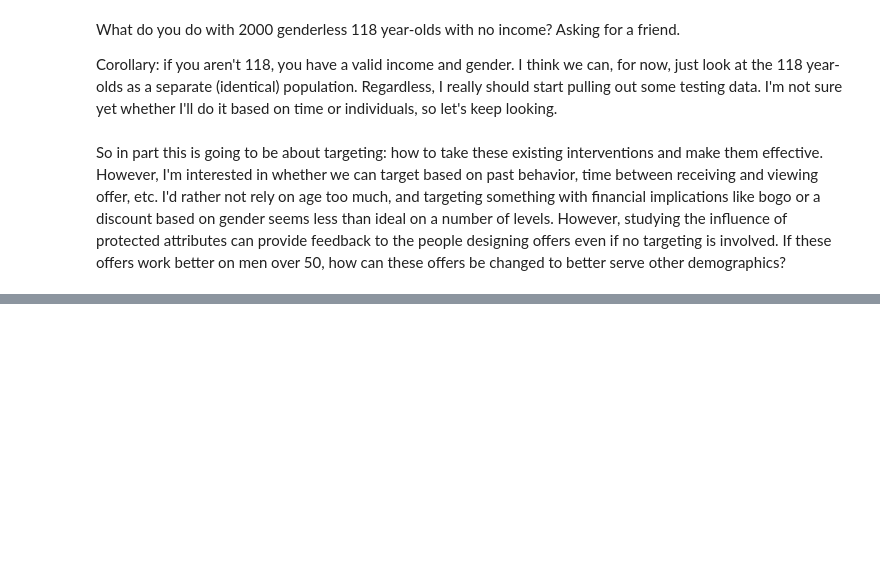
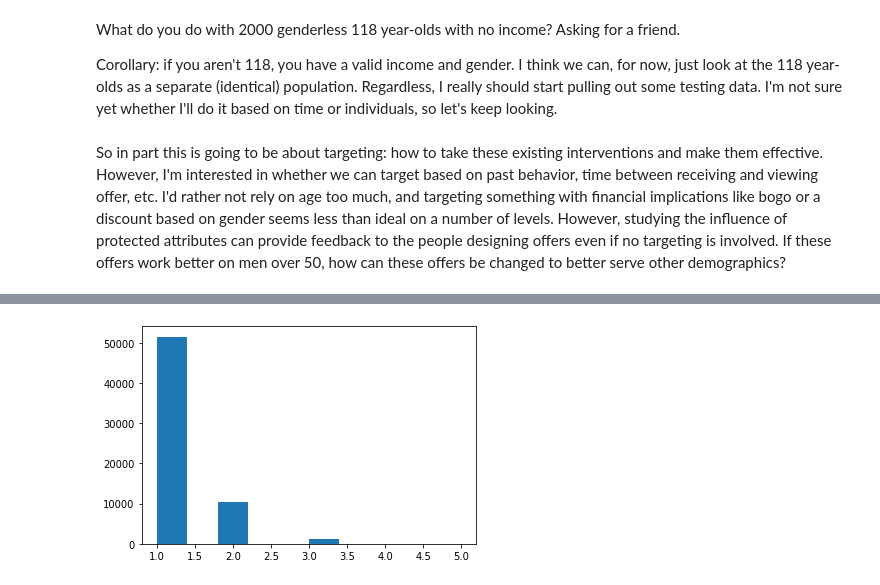
Before and after one commit to crgl/starbucks-capstone, a Jupyter notebook: Starbucks_Capstone_notebook.ipynb, the cells around one changed output, grey strips where cells are left out. Cells and saved outputs as stored; diff of their text form; code cells hidden in the pictures; blank space fills up the shorter version.

```diff
--- a/Starbucks_Capstone_notebook.ipynb
+++ b/Starbucks_Capstone_notebook.ipynb
@@ -173,3 +161,7 @@ What do you do with 2000 genderless 118 year-olds with no income? Asking for a f
 Corollary: if you aren't 118, you have a valid income and gender. I think we can, for now, just look at the 118 year-olds as a separate (identical) population. Regardless, I really should start pulling out some testing data. I'm not sure yet whether I'll do it based on time or individuals, so let's keep looking.
 # %% [markdown]
 So in part this is going to be about targeting: how to take these existing interventions and make them effective. However, I'm interested in whether we can target based on past behavior, time between receiving and viewing offer, etc. I'd rather not rely on age too much, and targeting something with financial implications like bogo or a discount based on gender seems less than ideal on a number of levels. However, studying the influence of protected attributes can provide feedback to the people designing offers even if no targeting is involved. If these offers work better on men over 50, how can these offers be changed to better serve other demographics?
+# %%
+offer_receipts = transcript[(transcript['event'] == 'offer received')]
+# %%
+offer_receipts.loc[:, 'value'] = offer_receipts['value'].apply(lambda d: d['offer id'])
@@ -175,0 +194,6 @@ So in part this is going to be about targeting: how to take these existing inter
+# %%
+offer_counts = offer_receipts.groupby(['person', 'value']).count().drop('time', axis=1)
+plt.hist(offer_counts['event'])
+plt.show()
+# %% [output]
+[figure, added]
```
Also changed, not shown: parts of 27 cells of this notebook.
